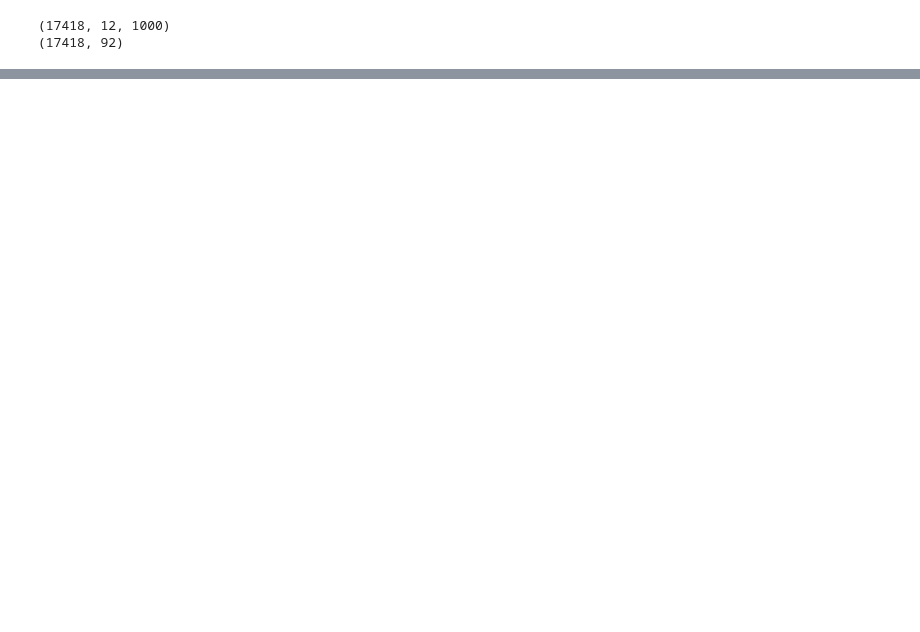
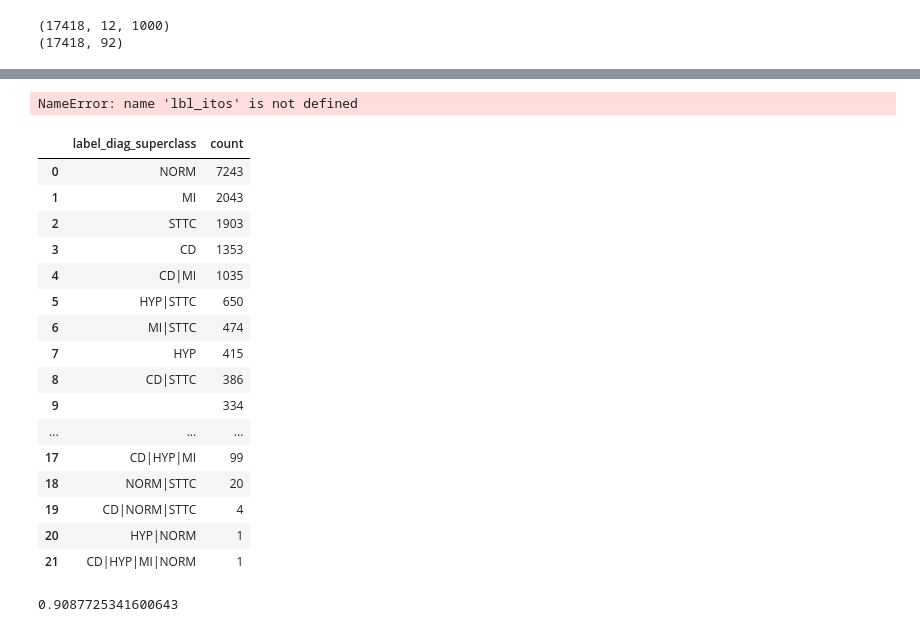
Before and after one commit to Synmed-MGB-MAIDAP/SSSD-ECG, a Jupyter notebook: src/ptb_xl/ecg_data_preprocessing.ipynb, the cells around one changed output, grey strips where cells are left out. Drawn from its saved outputs; the diff is of its cells as text; code cells hidden in the pictures; blank space fills up the shorter version.

```diff
--- a/src/ptb_xl/ecg_data_preprocessing.ipynb
+++ b/src/ptb_xl/ecg_data_preprocessing.ipynb
@@ -279,0 +296,3 @@ print(train_labels.shape)
+# %%
+superclass_labels = ['CD', 'HYP', 'MI', 'NORM', 'STTC']
+t = df[(df['strat_fold']!=10)&(df['strat_fold']!=9)].label_diag_superclass.apply(lambda s: '|'.join(sorted(set(s)))).value_counts().to_dict()
@@ -279,0 +489,37 @@ print(train_labels.shape)
+# %%
+lbl_itos['label_all'][44]
+# %% [output]
+NameError: name 'lbl_itos' is not defined
+# %%
+pd.DataFrame.from_dict(t, orient='index', columns=['count']).sort_values(by='count', ascending=False).reset_index().rename(columns={'index': 'label_diag_superclass'})
+# %% [output]
+|  | label_diag_superclass | count |
+| 0 | NORM | 7243 |
+| 1 | MI | 2043 |
+| 2 | STTC | 1903 |
+| 3 | CD | 1353 |
+| 4 | CD|MI | 1035 |
+| 5 | HYP|STTC | 650 |
+| 6 | MI|STTC | 474 |
+| 7 | HYP | 415 |
+| 8 | CD|STTC | 386 |
+| 9 |  | 334 |
+| ... | ... | ... |
+| 17 | CD|HYP|MI | 99 |
+| 18 | NORM|STTC | 20 |
+| 19 | CD|NORM|STTC | 4 |
+| 20 | HYP|NORM | 1 |
+| 21 | CD|HYP|MI|NORM | 1 |
+# %%
+sum(list({'NORM': 7243,
+ 'MI': 2043,
+ 'STTC': 1903,
+ 'CD': 1353,
+ 'CD|MI': 1035,
+ 'HYP|STTC': 650,
+ 'MI|STTC': 474,
+ 'HYP': 415,
+ 'CD|STTC': 386,
+ 'CD|NORM': 327}.values()))/sum(list(t.values()))
+# %% [output]
+0.9087725341600643
```
Also changed, not shown: parts of 39 cells of this notebook, 1 other file.
